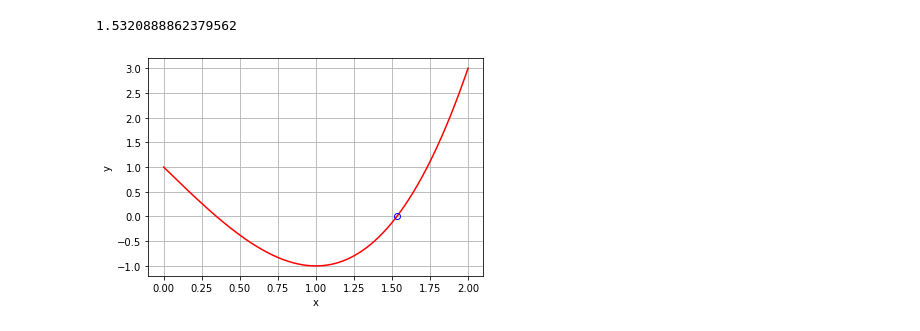
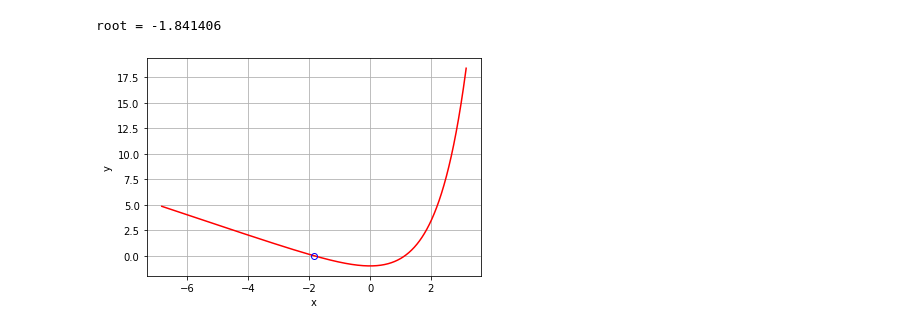
Before and after one commit to nutthanonn/kmutt-lab-homework, a Jupyter notebook: numerical/method/binary-method.ipynb, the cells around one changed output. Drawn from its saved outputs; the diff is of its cells as text; code cells hidden in the pictures.

Commit message:
[+] update: numerical method

```diff
--- a/numerical/method/binary-method.ipynb
+++ b/numerical/method/binary-method.ipynb
@@ -4,17 +1,27 @@ import matplotlib.pyplot as plt
 # %%
-# def f(M, L, m, r):  return 12*M/r * (1-(1+r/12)**(-12*m)) - L
+import numpy as np
+import math
+import matplotlib.pyplot as plt
 
-def f(x): return x**3 - 3*x + 1
+def ShowGraph(x, f, a=-10, b=10):
+    x_plot = np.linspace(a, b, 1000)
+    y_plot = f(x_plot)
+    plt.plot(x_plot, y_plot, c="red")
+    plt.plot(x, f(x), c='blue', marker='o', fillstyle='none')
+    plt.xlabel('x')
+    plt.ylabel('y')
+    plt.grid()
+    plt.show()
 
 
-def BinaryMethod(a, b):
+def BinaryMethod(a, b, f, iteration=100):
     c = (a+b)/2
 
     if np.sign(f(a)) == np.sign(f(b)):
         return "Error"
 
     i = 0
-    while np.sign(f(c)) != 0 and i < 100:
+    while i < iteration and np.sign(f(c)) != 0:
         if np.sign(f(a)) == np.sign(f(c)):
             a = c
         else:
@@ -23,20 +30,13 @@ def BinaryMethod(a, b):
         i += 1
 
     return c
-
-
-x = BinaryMethod(-5, 20)
-print(x)
-# %% [output]
-1.5320888862379562
-# %%
-x_plot = np.linspace(1e-10, 2, 1000)
-y_plot = f(x_plot)
-plt.plot(x_plot, y_plot, c="red")
-plt.plot(x, f(x), c='blue', marker='o', fillstyle='none')
-plt.xlabel('x')
-plt.ylabel('y')
-plt.grid()
-plt.show()
-# %% [output]
-[figure, removed]
+# %%
+
+def f(x): return math.e**x - 2 - x
+
+x = BinaryMethod(a=-2.4, b=-1.6, f=f)
+print(f"root = {x:.6f}")
+ShowGraph(x=x, f=f,a=x-5,b=x+5)
+# %% [output]
+root = -1.841406
+[figure, added]
```
Also changed, not shown: parts of 4 cells of this notebook.
